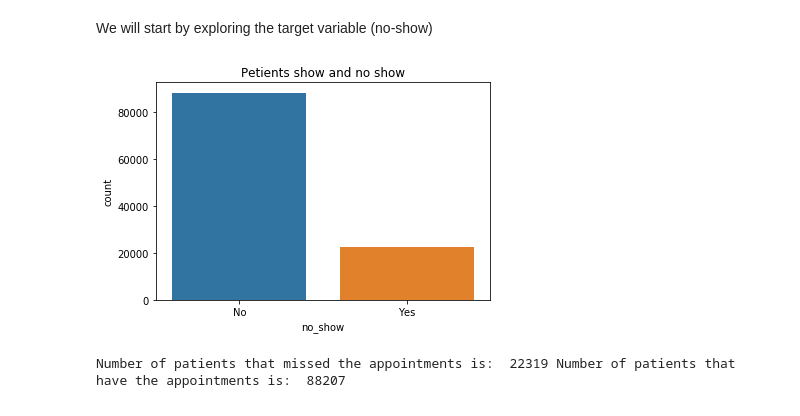
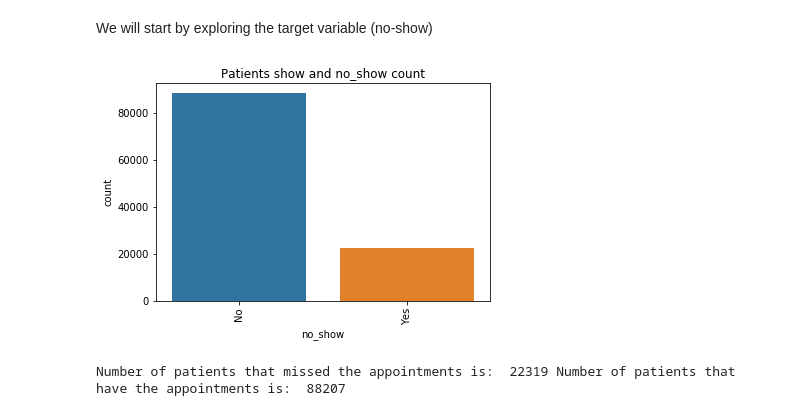
Before and after one commit to AhmedAAkl/Advanced_Data_Analysis_Nanodegree, a Jupyter notebook: Project1_Investigate_dataset/Medical_Appointment_No_Shows_Analysis.ipynb, the cells around one changed output. Drawn from its saved outputs; the diff is of its cells as text; code cells hidden in the pictures.

```diff
--- a/Project1_Investigate_dataset/Medical_Appointment_No_Shows_Analysis.ipynb
+++ b/Project1_Investigate_dataset/Medical_Appointment_No_Shows_Analysis.ipynb
@@ -39,3 +41,27 @@ import numpy as np
+# %%
+def draw_countfig(data,x,hue=None, figs_num=1, figsize=(20,5), title1="", title2="",rotation = 90,order=None, legend_loc='upper right'):
+    if figs_num == 2:
+        f, ax = plt.subplots(1,2, figsize=(20,5))
+        ax1 = sns.countplot(x=data[x], order=order, ax=ax[0]);
+        ax2 = sns.countplot(x=x, hue=hue, data=data, order=order);
+        plt.legend(loc='upper right')
+        plt.xticks(rotation=rotation)
+        ax1.title.set_text(title1)
+        ax2.title.set_text(title2)
+        plt.show()
+    elif (figs_num==1) & (hue != None):
+        plt.figure(figsize=figsize)
+        ax = sns.countplot(x=data[x], data=data, hue=hue);
+        ax.set_title(title1)
+        plt.legend(loc='upper right')
+        plt.xticks(rotation=rotation)
+        plt.show()
+    elif figs_num==1:
+        plt.figure(figsize=figsize)
+        ax = sns.countplot(x=data[x], data=data);
+        ax.set_title(title1)
+        plt.xticks(rotation=rotation)
+        plt.show()
 # %% [markdown]
 <a id='wrangling'></a>
 ## Data Wrangling
@@ -242,11 +268,9 @@ array([ 62,  56,   8,  76,  23,  39,  21,  19,  30,  29,  22,  28,  54,
 We will start by exploring the target variable (no-show)
 # %%
 # exploring the distribution of the target variable (no-show)
-ax = sns.countplot(x=data['no_show'], data=data)
-ax.set_title("Petients show and no show")
-plt.show()
+draw_countfig(data,'no_show',figs_num=1, title1='Patients show and no_show count',figsize=(6,4))
 # %% [output]
-[figure, old version]
+[figure, new version]
 # %%
 # number of patients that missed the appointment
 print("Number of patients that missed the appointments is: ", data[data['no_show'] == 'Yes'].shape[0],
```
Also changed, not shown: parts of 21 cells of this notebook, 1 other file.
